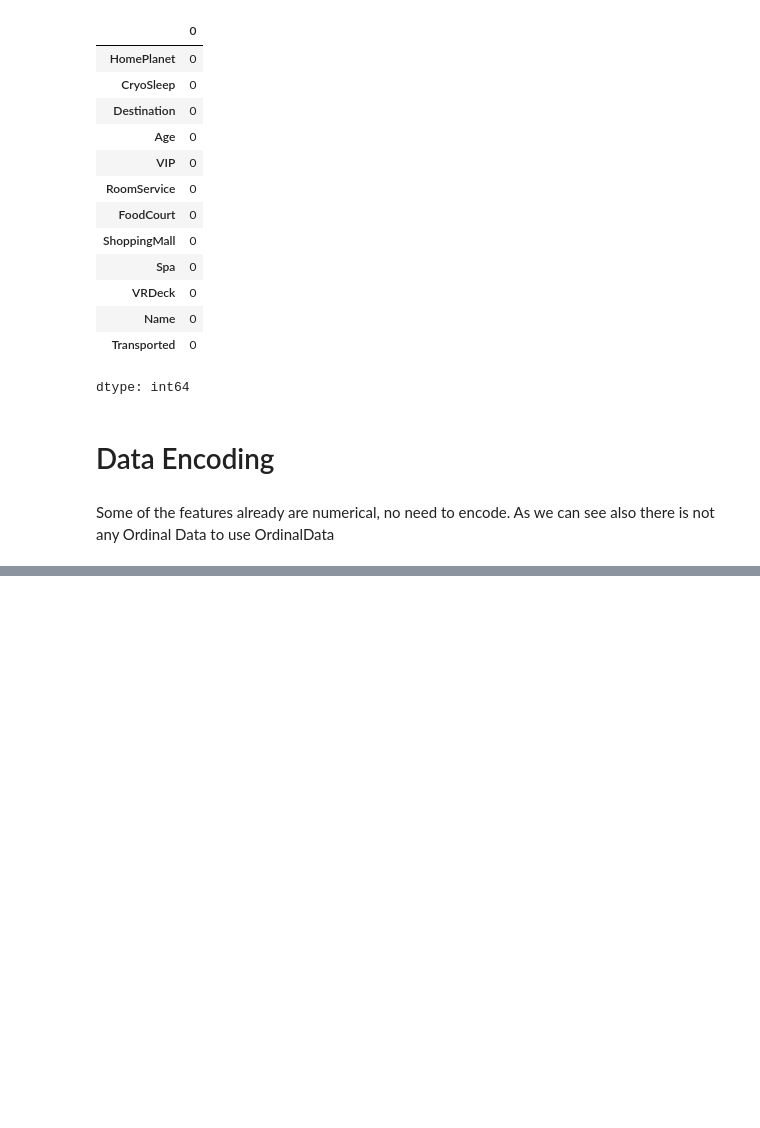
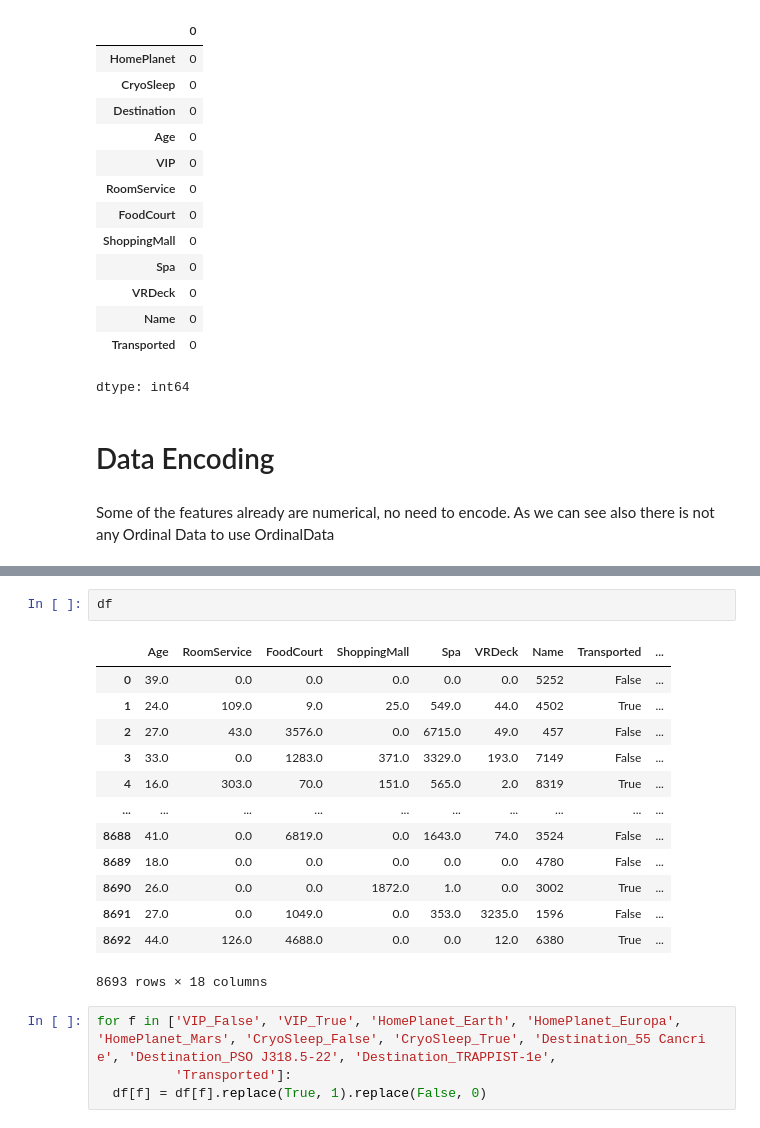
Before and after one commit to artanebibi/datascience, a Jupyter notebook: Data_preparation.ipynb, the cells around one changed output, grey strips where cells are left out. Drawn from its saved outputs; the diff is of its cells as text; blank space fills up the shorter version.

```diff
--- a/Data_preparation.ipynb
+++ b/Data_preparation.ipynb
@@ -336,0 +349,20 @@ df
+# %%
+df
+# %% [output]
+|  | Age | RoomService | FoodCourt | ShoppingMall | Spa | VRDeck | Name | Transported | ... |
+| 0 | 39.0 | 0.0 | 0.0 | 0.0 | 0.0 | 0.0 | 5252 | False | ... |
+| 1 | 24.0 | 109.0 | 9.0 | 25.0 | 549.0 | 44.0 | 4502 | True | ... |
+| 2 | 27.0 | 43.0 | 3576.0 | 0.0 | 6715.0 | 49.0 | 457 | False | ... |
+| 3 | 33.0 | 0.0 | 1283.0 | 371.0 | 3329.0 | 193.0 | 7149 | False | ... |
+| 4 | 16.0 | 303.0 | 70.0 | 151.0 | 565.0 | 2.0 | 8319 | True | ... |
+| ... | ... | ... | ... | ... | ... | ... | ... | ... | ... |
+| 8688 | 41.0 | 0.0 | 6819.0 | 0.0 | 1643.0 | 74.0 | 3524 | False | ... |
+| 8689 | 18.0 | 0.0 | 0.0 | 0.0 | 0.0 | 0.0 | 4780 | False | ... |
+| 8690 | 26.0 | 0.0 | 0.0 | 1872.0 | 1.0 | 0.0 | 3002 | True | ... |
+| 8691 | 27.0 | 0.0 | 1049.0 | 0.0 | 353.0 | 3235.0 | 1596 | False | ... |
+| 8692 | 44.0 | 126.0 | 4688.0 | 0.0 | 0.0 | 12.0 | 6380 | True | ... |
+8693 rows × 18 columns
+# %%
+for f in ['VIP_False', 'VIP_True', 'HomePlanet_Earth', 'HomePlanet_Europa', 'HomePlanet_Mars', 'CryoSleep_False', 'CryoSleep_True', 'Destination_55 Cancri e', 'Destination_PSO J318.5-22', 'Destination_TRAPPIST-1e',
+          'Transported']:
+  df[f] = df[f].replace(True, 1).replace(False, 0)
```
Also changed, not shown: parts of 12 cells of this notebook.
